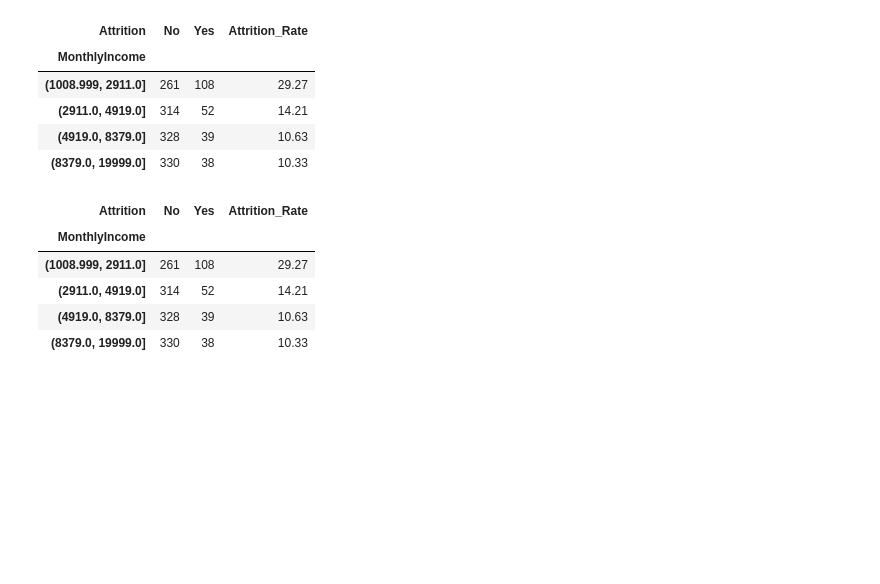
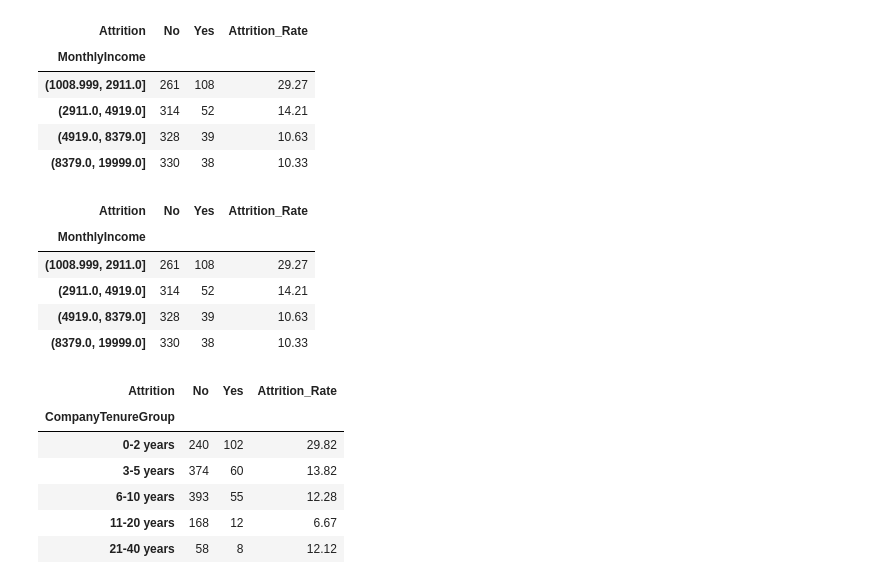
Before and after one commit to Vishv18/HR-Analytics-System, a Jupyter notebook: notebooks/01_ml_model.ipynb, the cells around one changed output. Drawn from its saved outputs; the diff is of its cells as text; code cells hidden in the pictures; blank space fills up the shorter version.

Commit message:
Years at company vs attrition rate

```diff
--- a/notebooks/01_ml_model.ipynb
+++ b/notebooks/01_ml_model.ipynb
@@ -1225,3 +1225,36 @@ income_attrition
 | (2911.0, 4919.0] | 314 | 52 | 14.21 |
 | (4919.0, 8379.0] | 328 | 39 | 10.63 |
 | (8379.0, 19999.0] | 330 | 38 | 10.33 |
+# %%
+df["CompanyTenureGroup"] = pd.cut(
+    df["YearsAtCompany"],
+    bins=[-1, 2, 5, 10, 20, 40],
+    labels=[
+        "0-2 years",
+        "3-5 years",
+        "6-10 years",
+        "11-20 years",
+        "21-40 years"
+    ]
+)
+
+tenure_attrition = pd.crosstab(
+    df["CompanyTenureGroup"],
+    df["Attrition"]
+)
+
+tenure_attrition["Attrition_Rate"] = (
+    tenure_attrition["Yes"]
+    / tenure_attrition.sum(axis=1)
+    * 100
+).round(2)
+
+tenure_attrition
+# %% [output]
+| Attrition | No | Yes | Attrition_Rate |
+| CompanyTenureGroup |  |  |  |
+| 0-2 years | 240 | 102 | 29.82 |
+| 3-5 years | 374 | 60 | 13.82 |
+| 6-10 years | 393 | 55 | 12.28 |
+| 11-20 years | 168 | 12 | 6.67 |
+| 21-40 years | 58 | 8 | 12.12 |
```
